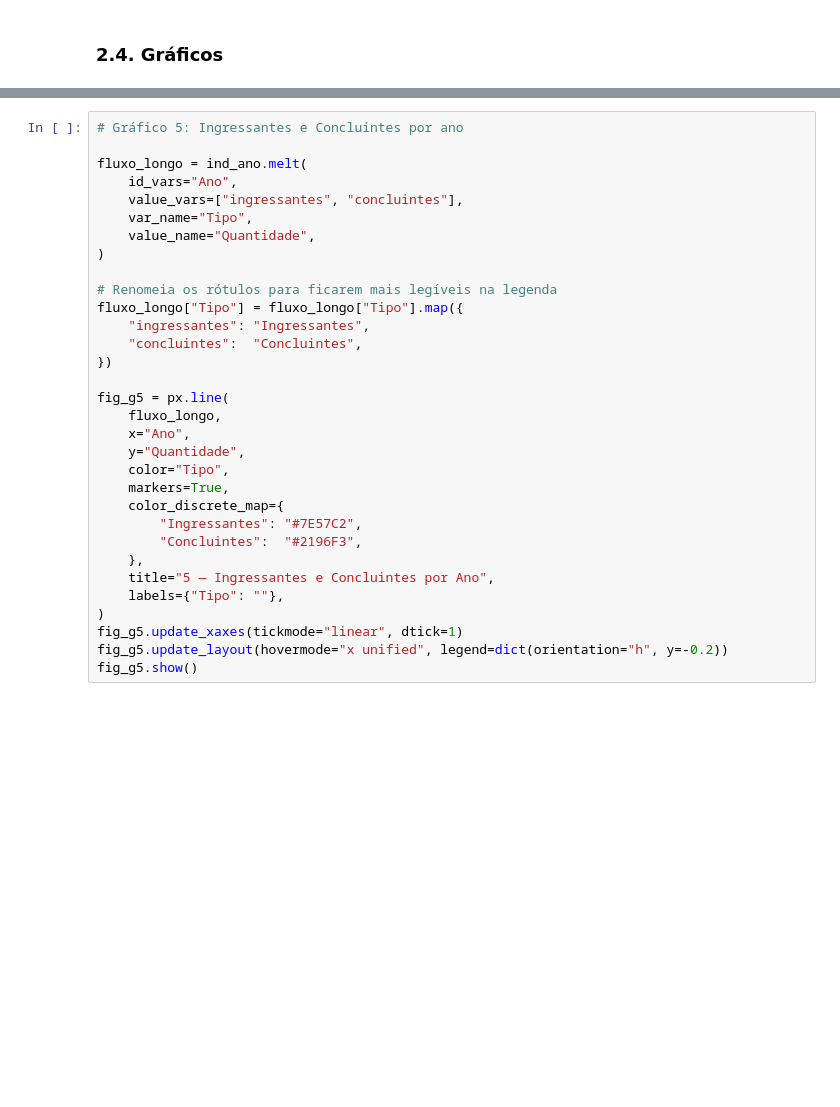
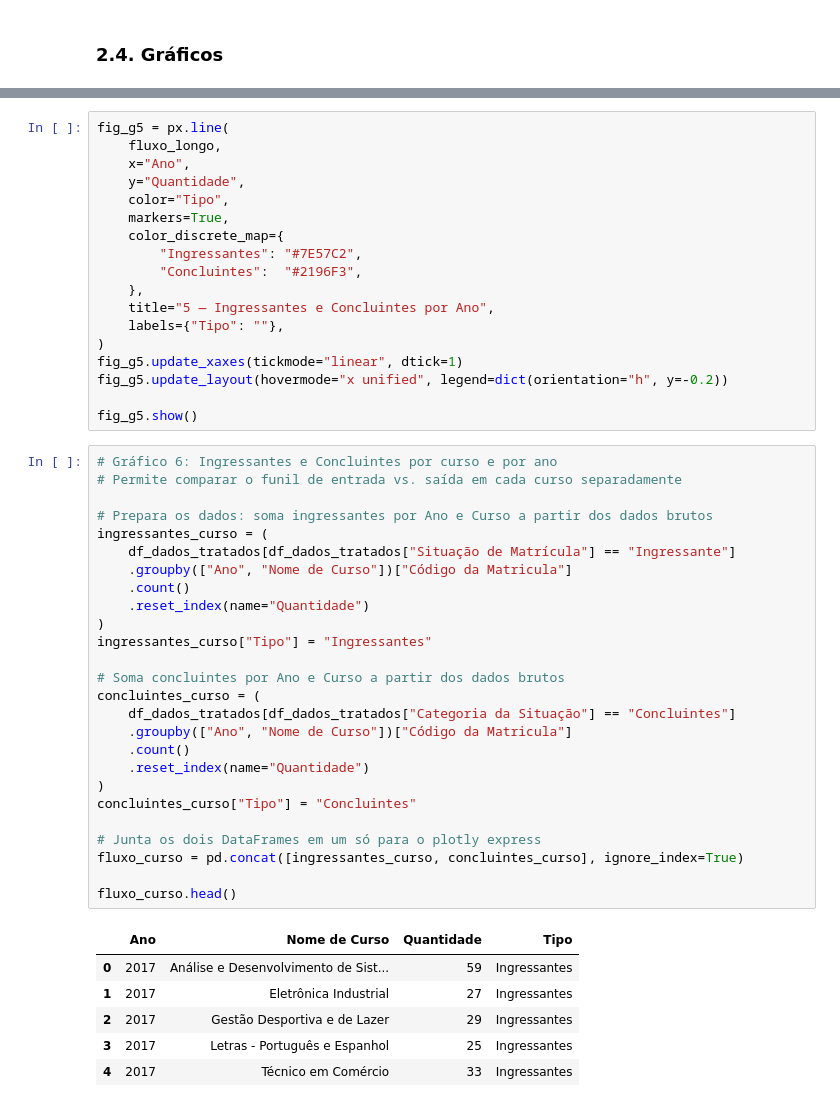
Before and after one commit to carolventuri/TCC, a Jupyter notebook: notebooks/2_graficos_visao_geral.ipynb, the cells around one changed output, grey strips where cells are left out. Cells and saved outputs as stored; diff of their text form; blank space fills up the shorter version.

Commit message:
Atualização Gráficos Visão Geral e inserção dos gráficos de perfil de estudantes e de visão por indicador

```diff
--- a/notebooks/2_graficos_visao_geral.ipynb
+++ b/notebooks/2_graficos_visao_geral.ipynb
@@ -266,19 +329,4 @@ fig_g4.show()
 # %%
-# Gráfico 5: Ingressantes e Concluintes por ano
-
-fluxo_longo = ind_ano.melt(
-    id_vars="Ano",
-    value_vars=["ingressantes", "concluintes"],
-    var_name="Tipo",
-    value_name="Quantidade",
-)
-
-# Renomeia os rótulos para ficarem mais legíveis na legenda
-fluxo_longo["Tipo"] = fluxo_longo["Tipo"].map({
-    "ingressantes": "Ingressantes",
-    "concluintes":  "Concluintes",
-})
-
 fig_g5 = px.line(
     fluxo_longo,
     x="Ano",
@@ -294,4 +342,38 @@ fig_g5 = px.line(
 )
 fig_g5.update_xaxes(tickmode="linear", dtick=1)
 fig_g5.update_layout(hovermode="x unified", legend=dict(orientation="h", y=-0.2))
+
 fig_g5.show()
+# %%
+# Gráfico 6: Ingressantes e Concluintes por curso e por ano
+# Permite comparar o funil de entrada vs. saída em cada curso separadamente
+
+# Prepara os dados: soma ingressantes por Ano e Curso a partir dos dados brutos
+ingressantes_curso = (
+    df_dados_tratados[df_dados_tratados["Situação de Matrícula"] == "Ingressante"]
+    .groupby(["Ano", "Nome de Curso"])["Código da Matricula"]
+    .count()
+    .reset_index(name="Quantidade")
+)
+ingressantes_curso["Tipo"] = "Ingressantes"
+
+# Soma concluintes por Ano e Curso a partir dos dados brutos
+concluintes_curso = (
+    df_dados_tratados[df_dados_tratados["Categoria da Situação"] == "Concluintes"]
+    .groupby(["Ano", "Nome de Curso"])["Código da Matricula"]
+    .count()
+    .reset_index(name="Quantidade")
+)
+concluintes_curso["Tipo"] = "Concluintes"
+
+# Junta os dois DataFrames em um só para o plotly express
+fluxo_curso = pd.concat([ingressantes_curso, concluintes_curso], ignore_index=True)
+
+fluxo_curso.head()
+# %% [output]
+|  | Ano | Nome de Curso | Quantidade | Tipo |
+| 0 | 2017 | Análise e Desenvolvimento de Sist... | 59 | Ingressantes |
+| 1 | 2017 | Eletrônica Industrial | 27 | Ingressantes |
+| 2 | 2017 | Gestão Desportiva e de Lazer | 29 | Ingressantes |
+| 3 | 2017 | Letras - Português e Espanhol | 25 | Ingressantes |
+| 4 | 2017 | Técnico em Comércio | 33 | Ingressantes |
```
Also changed, not shown: parts of 12 cells of this notebook, 2 other files.
